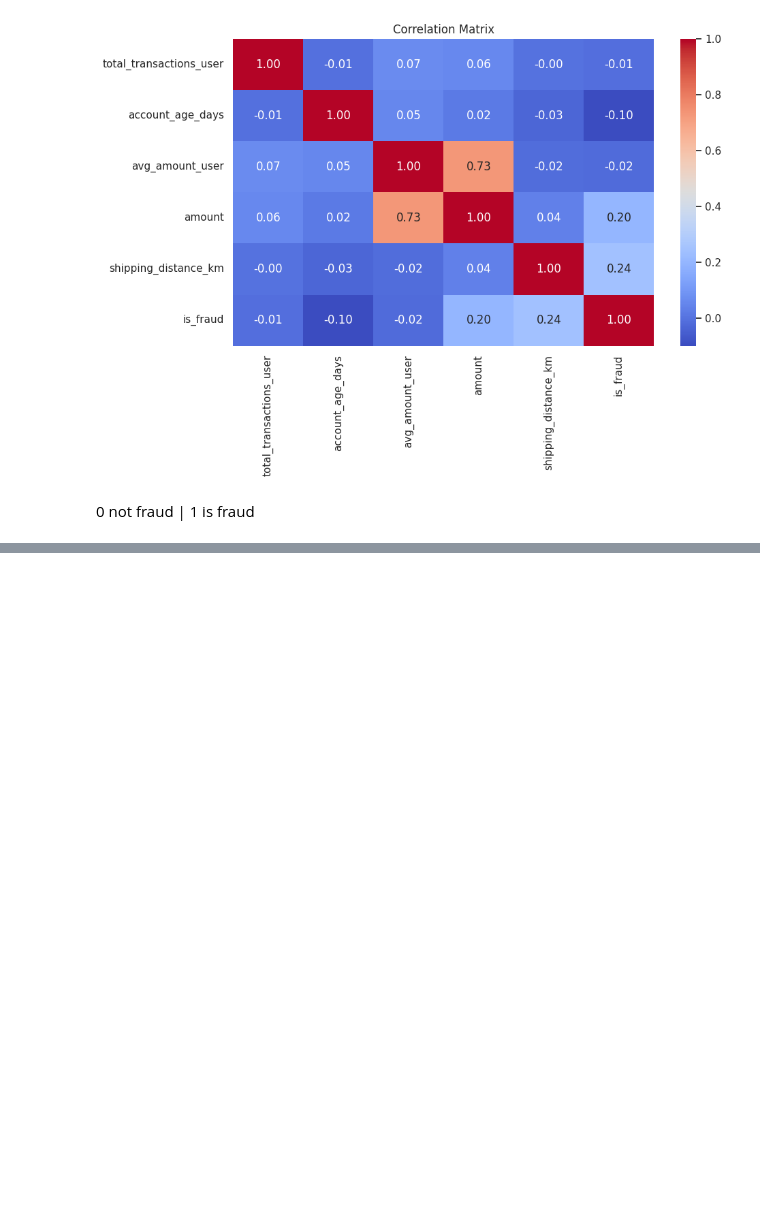
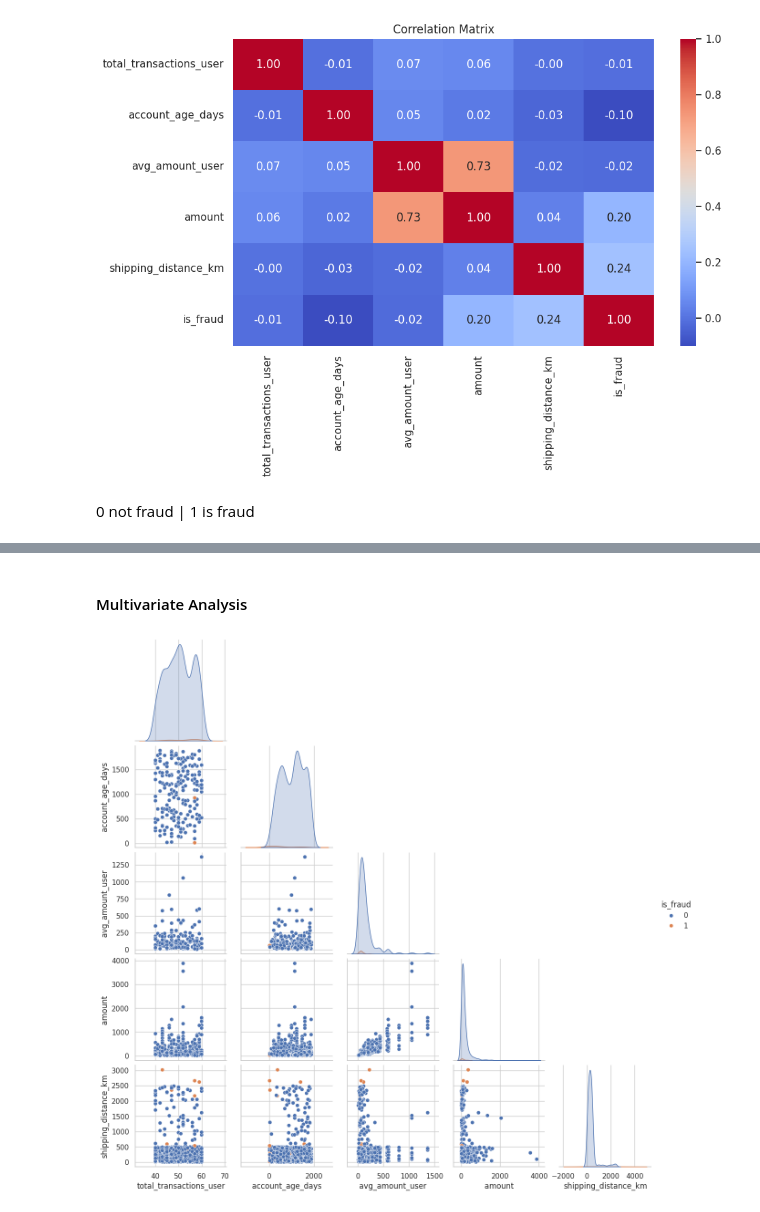
Before and after one commit to nabilavlnk/ML_Fraud_Detection_ECommerce, a Jupyter notebook: eda.ipynb, the cells around one changed output, grey strips where cells are left out. Cells and saved outputs as stored; diff of their text form; code cells hidden in the pictures; blank space fills up the shorter version.

```diff
--- a/eda.ipynb
+++ b/eda.ipynb
@@ -703,0 +764,19 @@ plt.show()
+# %% [markdown]
+#### Multivariate Analysis
+# %%
+sample_df = df[
+    numeric_cols + ["is_fraud"]
+].sample(
+    min(1000, len(df)),
+    random_state = 42
+)
+
+sns.pairplot(
+    sample_df,
+    hue = "is_fraud",
+    corner = True
+)
+
+plt.show()
+# %% [output]
+[figure, added]
```
Also changed, not shown: parts of 17 cells of this notebook.
